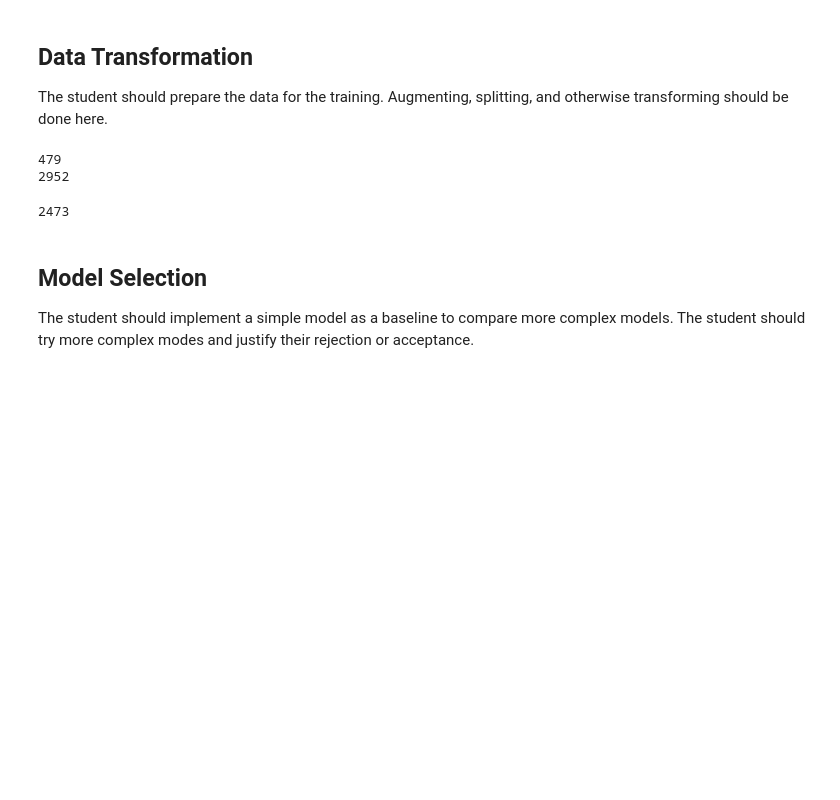
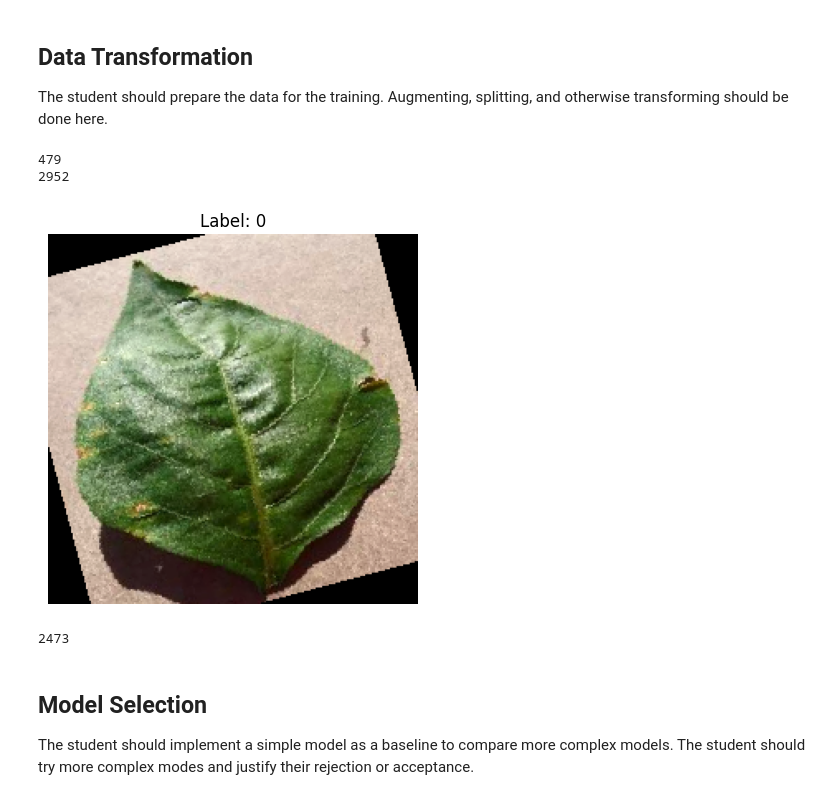
Before and after one commit to reascr/MSC-in-IT-and-Cognition, a Jupyter notebook: AppliedAI/Second_assignment_dataset_3.ipynb, the cells around one changed output. Cells and saved outputs as stored; diff of their text form; code cells hidden in the pictures; blank space fills up the shorter version.

Commit message:
concatenated augmented and original dataset

```diff
--- a/AppliedAI/Second_assignment_dataset_3.ipynb
+++ b/AppliedAI/Second_assignment_dataset_3.ipynb
@@ -108,6 +108,7 @@ transform = transforms.Compose([
 # create labels and merge images together
 image_paths = []
 labels = []
+unhealthy_image_paths = []
 
 for fname in os.listdir(healthy_path):
     image_paths.append(os.path.join(healthy_path, fname))
@@ -115,6 +116,7 @@ for fname in os.listdir(healthy_path):
 
 for fname in os.listdir(unhealthy_path):
     image_paths.append(os.path.join(unhealthy_path, fname))
+    unhealthy_image_paths.append(os.path.join(unhealthy_path, fname))
     labels.append(0) # label 0 for unhealthy bell pepper
 
 
@@ -192,7 +194,7 @@ transform_augmented = transforms.Compose([
 
 size_augmented_negative_data = len(healthy_images)-len(unhealthy_images)
 print(size_augmented_negative_data)
-images_to_augment = random.sample(unhealthy_images,size_augmented_negative_data)
+images_to_augment = random.sample(unhealthy_image_paths,size_augmented_negative_data)
 
 
 class BellPepperDataset_augmented(Dataset):
@@ -230,10 +232,20 @@ augmented_dataset = BellPepperDataset_augmented(
 # concatenate data sets
 
 combined_dataset = ConcatDataset([dataset, augmented_dataset])
-print(len(combined_dataset)) # should be 2958
+print(len(combined_dataset)) # CHECK OUT IMAGES TRANSFORMED!!!!!
 # %% [output]
 479
 2952
+# %%
+import torchvision.transforms.functional as TF
+
+image, label = augmented_dataset[200]
+plt.imshow(TF.to_pil_image(image))
+plt.title(f"Label: {label}")
+plt.axis("off")
+plt.show()
+# %% [output]
+[figure, added]
 # %%
 from torch.utils.data import random_split
 import torch
```
